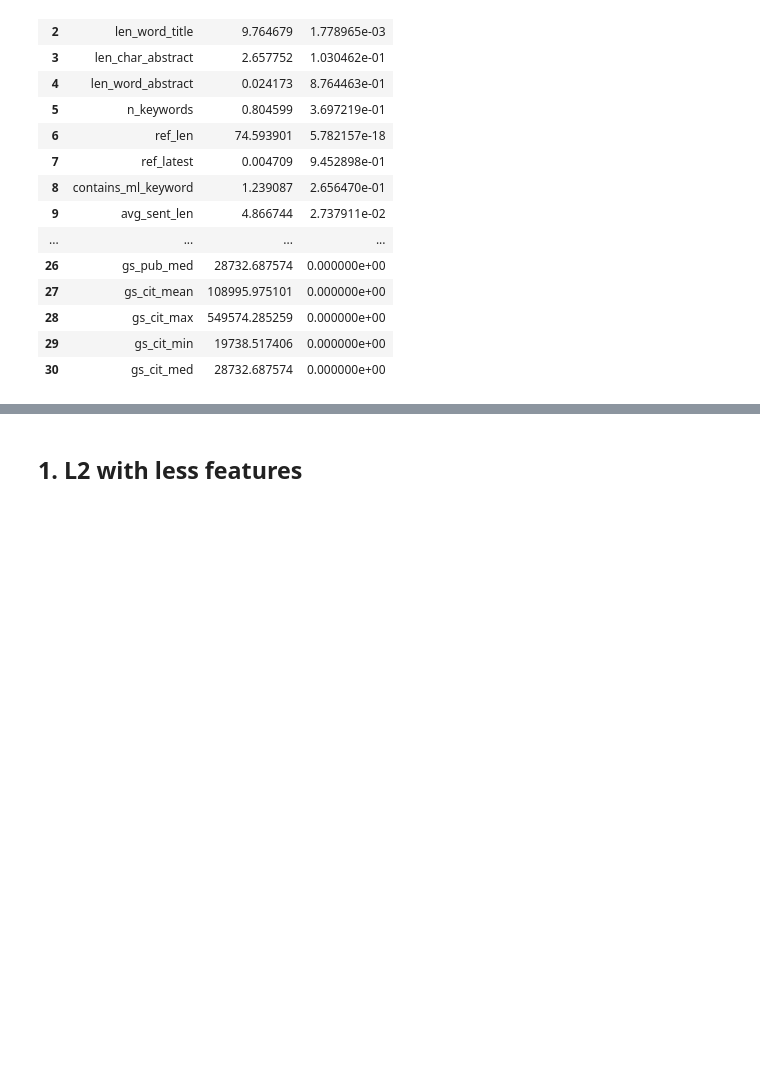
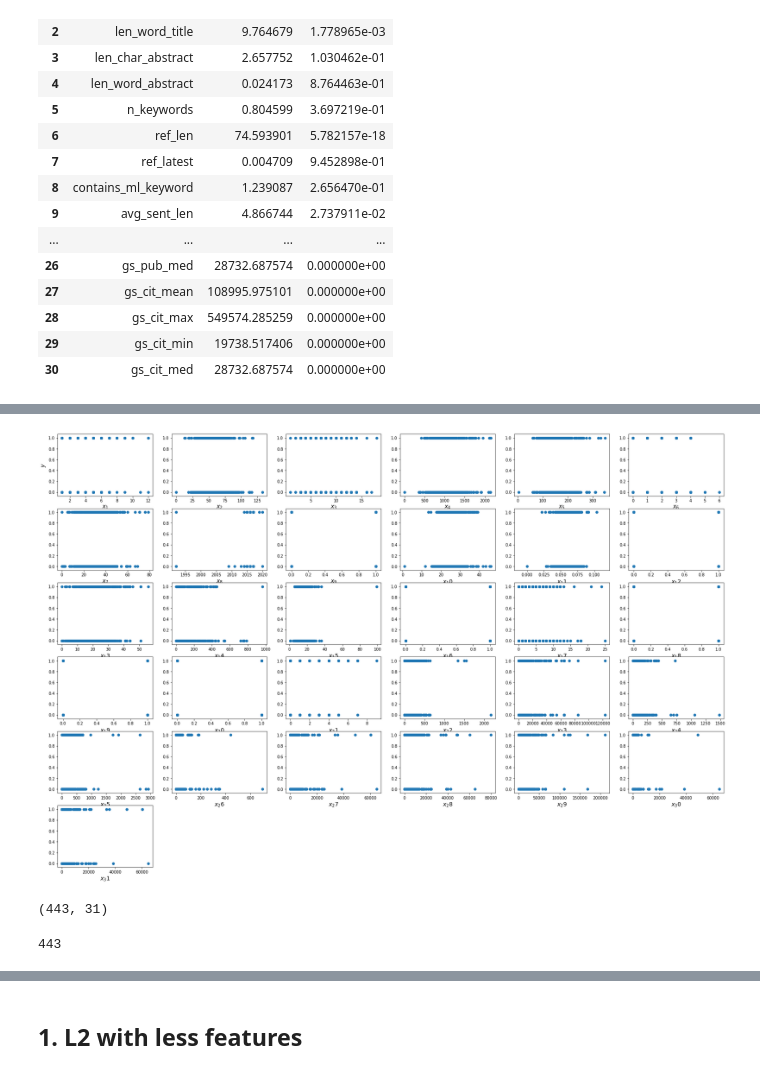
Before and after one commit to shruti-singh/PaperAcceptancePrediction, a Jupyter notebook: shruti/AllModels2017BaselinePart3Simpliied.ipynb, the cells around one changed output, grey strips where cells are left out. Drawn from its saved outputs; the diff is of its cells as text; code cells hidden in the pictures; blank space fills up the shorter version.

```diff
--- a/shruti/AllModels2017BaselinePart3Simpliied.ipynb
+++ b/shruti/AllModels2017BaselinePart3Simpliied.ipynb
@@ -195,0 +212,5 @@ sig_df
+# %%
+# X = X.to_numpy()
+y_numeric = pd.factorize(y)
+# y = y.to_numpy()
+print(y_numeric)
@@ -195,0 +235,31 @@ sig_df
+# %%
+y = y_numeric[0]
+# %%
+# f_test, _ = f_regression(X, y)
+# f_test /= np.max(f_test)
+
+# mi = mutual_info_regression(X, y)
+# mi /= np.max(mi)
+
+plt.figure(figsize=(30, 20))
+for i in range(31):
+    plt.subplot(6, 6, i + 1)
+    colormap = np.array(['r', 'g'])
+    plt.scatter(X[:, i], y)
+
+    plt.xlabel("$x_{}$".format(i + 1), fontsize=14)
+    if i == 0:
+        plt.ylabel("$y$", fontsize=14)
+#     plt.title("F-test={:.2f}, MI={:.2f}".format(f_test[i], mi[i]),
+#               fontsize=16)
+plt.show()
+# %% [output]
+[figure, added]
+# %%
+X.shape
+# %% [output]
+(443, 31)
+# %%
+len(X[:,1])
+# %% [output]
+443
```
Also changed, not shown: parts of 17 cells of this notebook.
